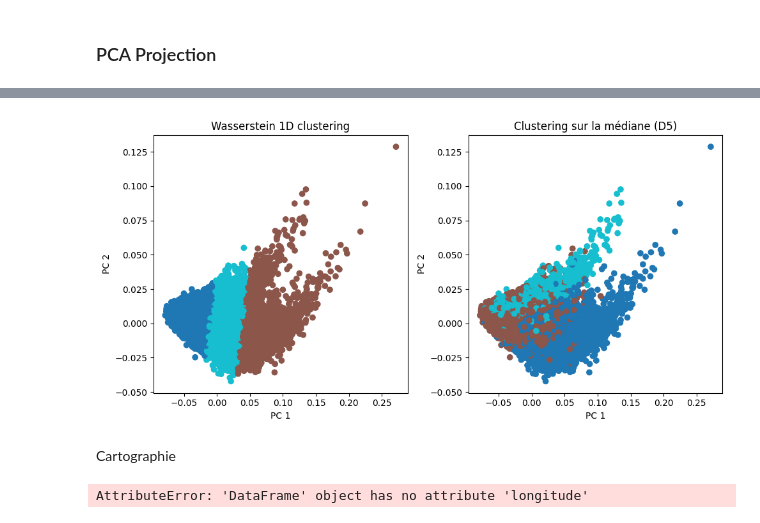
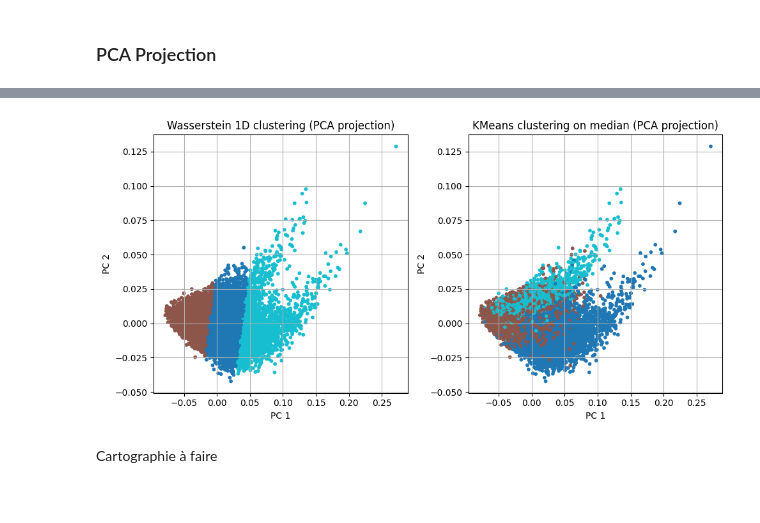
Before and after one commit to moranenzo/ML-Wasserstein, a Jupyter notebook: IRIS.ipynb, the cells around one changed output, grey strips where cells are left out. Drawn from its saved outputs; the diff is of its cells as text; code cells hidden in the pictures.

```diff
--- a/IRIS.ipynb
+++ b/IRIS.ipynb
@@ -198,56 +202,26 @@ plt.show()
 # %%
-from sklearn.cluster import KMeans
-
-# KMeans sur la médiane (DEC_D520)
-kmeans_median = KMeans(n_clusters=k, n_init="auto", random_state=0)
-df_clean["cluster_median"] = kmeans_median.fit_predict(df_clean[["DEC_MED20"]])
-
-# Visualisation comparée des deux clusters
+# Comparison
 plt.figure(figsize=(10, 5))
 
 # Wasserstein
 plt.subplot(1, 2, 1)
-plt.scatter(proj[:, 0], proj[:, 1], c=df_clean["cluster_wasserstein_1d"], cmap="tab10")
-plt.title("Wasserstein 1D clustering")
+plt.scatter(proj[:, 0], proj[:, 1], c=df_clean["cluster_wasserstein_1d"], cmap="tab10", s=10)
+plt.title("Wasserstein 1D clustering (PCA projection)")
 plt.xlabel("PC 1")
 plt.ylabel("PC 2")
+plt.grid(True)
 
-# Médiane
+# KMeans on median
 plt.subplot(1, 2, 2)
-plt.scatter(proj[:, 0], proj[:, 1], c=df_clean["cluster_median"], cmap="tab10")
-plt.title("Clustering sur la médiane (D5)")
+plt.scatter(proj[:, 0], proj[:, 1], c=df_clean["cluster_median"], cmap="tab10", s=10)
+plt.title("KMeans clustering on median (PCA projection)")
 plt.xlabel("PC 1")
 plt.ylabel("PC 2")
+plt.grid(True)
 
 plt.tight_layout()
 plt.show()
 # %% [output]
-[figure, old version]
+[figure, new version]
 # %% [markdown]
-Cartographie
+Cartographie à faire
-# %%
-import geopandas as gpd
-import matplotlib.pyplot as plt
-
-# Création d’un GeoDataFrame
-gdf = gpd.GeoDataFrame(
-    df_clean,
-    geometry=gpd.points_from_xy(df_clean.longitude, df_clean.latitude),
-    crs="EPSG:4326"
-)
-
-# Affichage des clusters Wasserstein 1D sur carte
-fig, ax = plt.subplots(1, 1, figsize=(10, 10))
-gdf.plot(column="cluster_wasserstein_1d", cmap="Set1", legend=True, ax=ax, markersize=5)
-plt.title("Carte des clusters (Wasserstein 1D)")
-plt.axis("off")
-plt.show()
-
-# Même chose pour clustering médiane
-fig, ax = plt.subplots(1, 1, figsize=(10, 10))
-gdf.plot(column="cluster_median", cmap="Set2", legend=True, ax=ax, markersize=5)
-plt.title("Carte des clusters (médiane)")
-plt.axis("off")
-plt.show()
-# %% [output]
-AttributeError: 'DataFrame' object has no attribute 'longitude'
```
Also changed, not shown: parts of 6 cells of this notebook.
